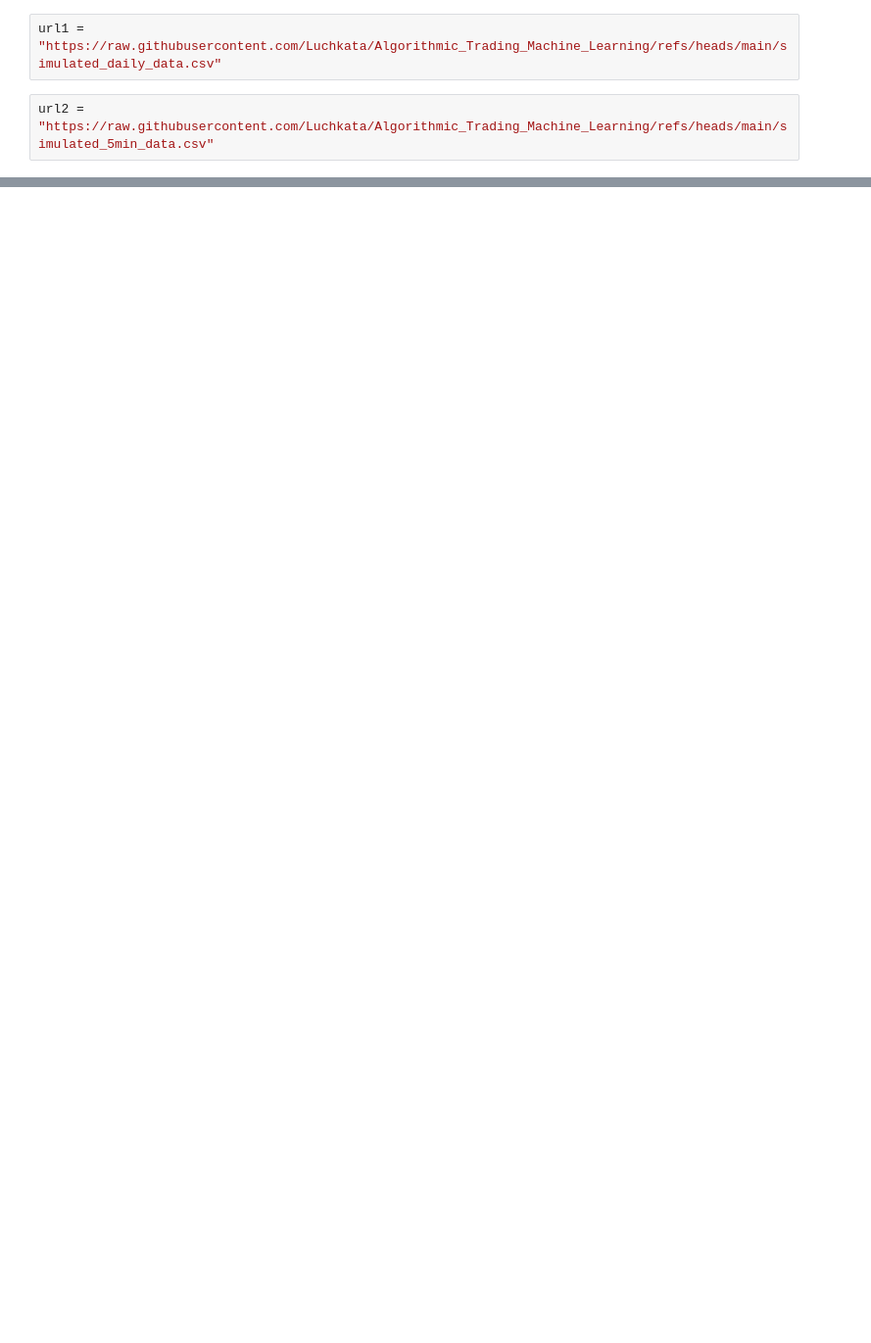
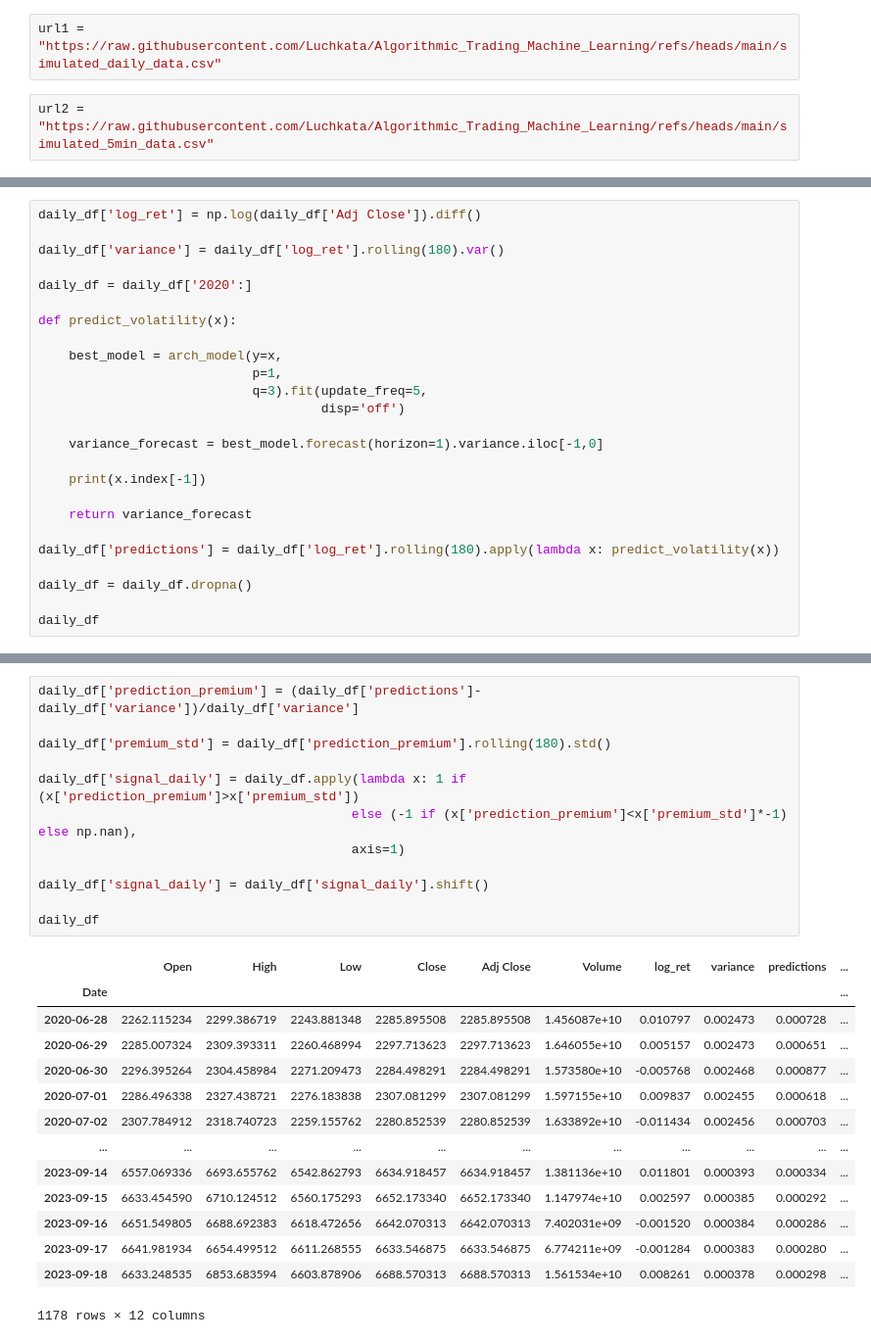
Before and after one commit to Vovleras/Infrastructura-Proyecto2, a Jupyter notebook: baseCode.ipynb, the cells around one changed output, grey strips where cells are left out. Shown at 98% size. Saved outputs shown, nothing was run; the diff lists cells and outputs as text; blank space fills up the shorter version.

```diff
--- a/baseCode.ipynb
+++ b/baseCode.ipynb
@@ -20,0 +51,25 @@ url2 = "https://raw.githubusercontent.com/Luchkata/Algorithmic_Trading_Machine_L
+# %%
+daily_df['log_ret'] = np.log(daily_df['Adj Close']).diff()
+
+daily_df['variance'] = daily_df['log_ret'].rolling(180).var()
+
+daily_df = daily_df['2020':]
+
+def predict_volatility(x):
+
+    best_model = arch_model(y=x,
+                            p=1,
+                            q=3).fit(update_freq=5,
+                                     disp='off')
+
+    variance_forecast = best_model.forecast(horizon=1).variance.iloc[-1,0]
+
+    print(x.index[-1])
+
+    return variance_forecast
+
+daily_df['predictions'] = daily_df['log_ret'].rolling(180).apply(lambda x: predict_volatility(x))
+
+daily_df = daily_df.dropna()
+
+daily_df
@@ -20,0 +247,27 @@ url2 = "https://raw.githubusercontent.com/Luchkata/Algorithmic_Trading_Machine_L
+# %%
+daily_df['prediction_premium'] = (daily_df['predictions']-daily_df['variance'])/daily_df['variance']
+
+daily_df['premium_std'] = daily_df['prediction_premium'].rolling(180).std()
+
+daily_df['signal_daily'] = daily_df.apply(lambda x: 1 if (x['prediction_premium']>x['premium_std'])
+                                         else (-1 if (x['prediction_premium']<x['premium_std']*-1) else np.nan),
+                                         axis=1)
+
+daily_df['signal_daily'] = daily_df['signal_daily'].shift()
+
+daily_df
+# %% [output]
+|  | Open | High | Low | Close | Adj Close | Volume | log_ret | variance | predictions | ... |
+| Date |  |  |  |  |  |  |  |  |  | ... |
+| 2020-06-28 | 2262.115234 | 2299.386719 | 2243.881348 | 2285.895508 | 2285.895508 | 1.456087e+10 | 0.010797 | 0.002473 | 0.000728 | ... |
+| 2020-06-29 | 2285.007324 | 2309.393311 | 2260.468994 | 2297.713623 | 2297.713623 | 1.646055e+10 | 0.005157 | 0.002473 | 0.000651 | ... |
+| 2020-06-30 | 2296.395264 | 2304.458984 | 2271.209473 | 2284.498291 | 2284.498291 | 1.573580e+10 | -0.005768 | 0.002468 | 0.000877 | ... |
+| 2020-07-01 | 2286.496338 | 2327.438721 | 2276.183838 | 2307.081299 | 2307.081299 | 1.597155e+10 | 0.009837 | 0.002455 | 0.000618 | ... |
+| 2020-07-02 | 2307.784912 | 2318.740723 | 2259.155762 | 2280.852539 | 2280.852539 | 1.633892e+10 | -0.011434 | 0.002456 | 0.000703 | ... |
+| ... | ... | ... | ... | ... | ... | ... | ... | ... | ... | ... |
+| 2023-09-14 | 6557.069336 | 6693.655762 | 6542.862793 | 6634.918457 | 6634.918457 | 1.381136e+10 | 0.011801 | 0.000393 | 0.000334 | ... |
+| 2023-09-15 | 6633.454590 | 6710.124512 | 6560.175293 | 6652.173340 | 6652.173340 | 1.147974e+10 | 0.002597 | 0.000385 | 0.000292 | ... |
+| 2023-09-16 | 6651.549805 | 6688.692383 | 6618.472656 | 6642.070313 | 6642.070313 | 7.402031e+09 | -0.001520 | 0.000384 | 0.000286 | ... |
+| 2023-09-17 | 6641.981934 | 6654.499512 | 6611.268555 | 6633.546875 | 6633.546875 | 6.774211e+09 | -0.001284 | 0.000383 | 0.000280 | ... |
+| 2023-09-18 | 6633.248535 | 6853.683594 | 6603.878906 | 6688.570313 | 6688.570313 | 1.561534e+10 | 0.008261 | 0.000378 | 0.000298 | ... |
+1178 rows × 12 columns
```
Also changed, not shown: parts of 9 cells of this notebook, 1 other file.
